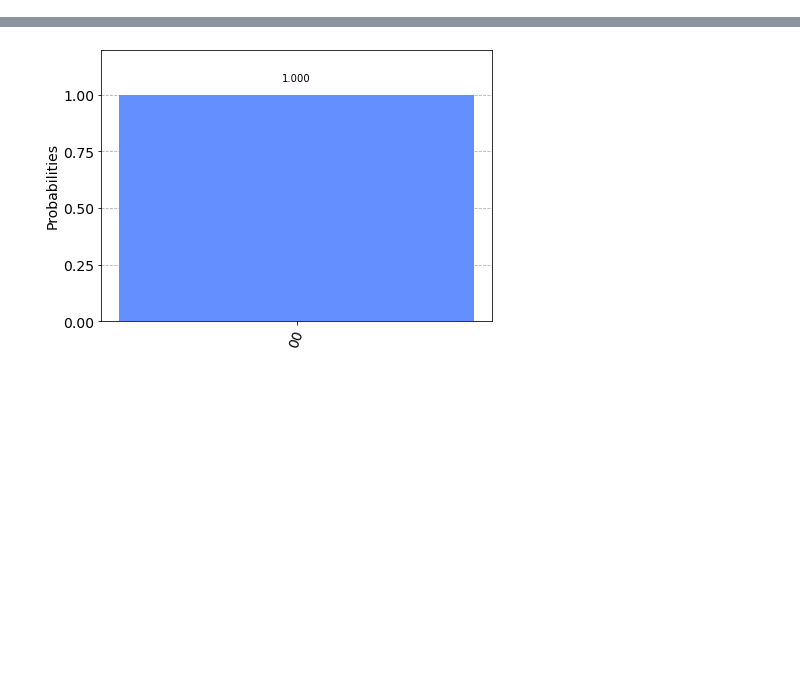
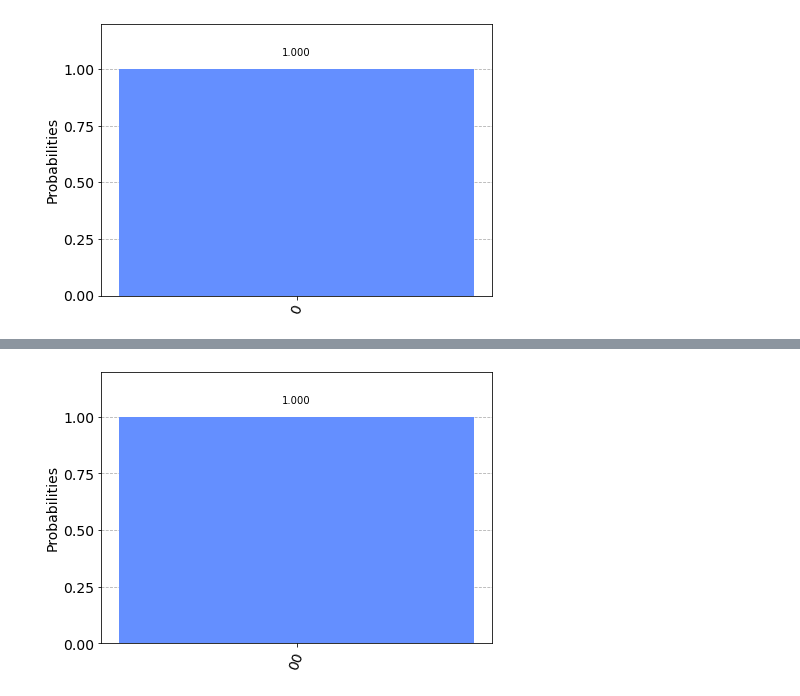
Before and after one commit to FreddyTF/QuantumBiscuit, a Jupyter notebook: InitialNotebook-Copy1.ipynb, the cells around one changed output, grey strips where cells are left out. Drawn from its saved outputs; the diff is of its cells as text; code cells hidden in the pictures; blank space fills up the shorter version.

```diff
--- a/InitialNotebook-Copy1.ipynb
+++ b/InitialNotebook-Copy1.ipynb
@@ -50,0 +52,11 @@ bomb_tester_without_bomb.draw(output='mpl')
+# %%
+simulator = QasmSimulator()
+
+job = simulator.run(bomb_tester_without_bomb, shots=1000)
+result = job.result()
+counts = result.get_counts(bomb_tester_without_bomb)
+
+
+plot_histogram(counts)
+# %% [output]
+[figure, added]
```
Also changed, not shown: parts of 10 cells of this notebook, 1 other file.
